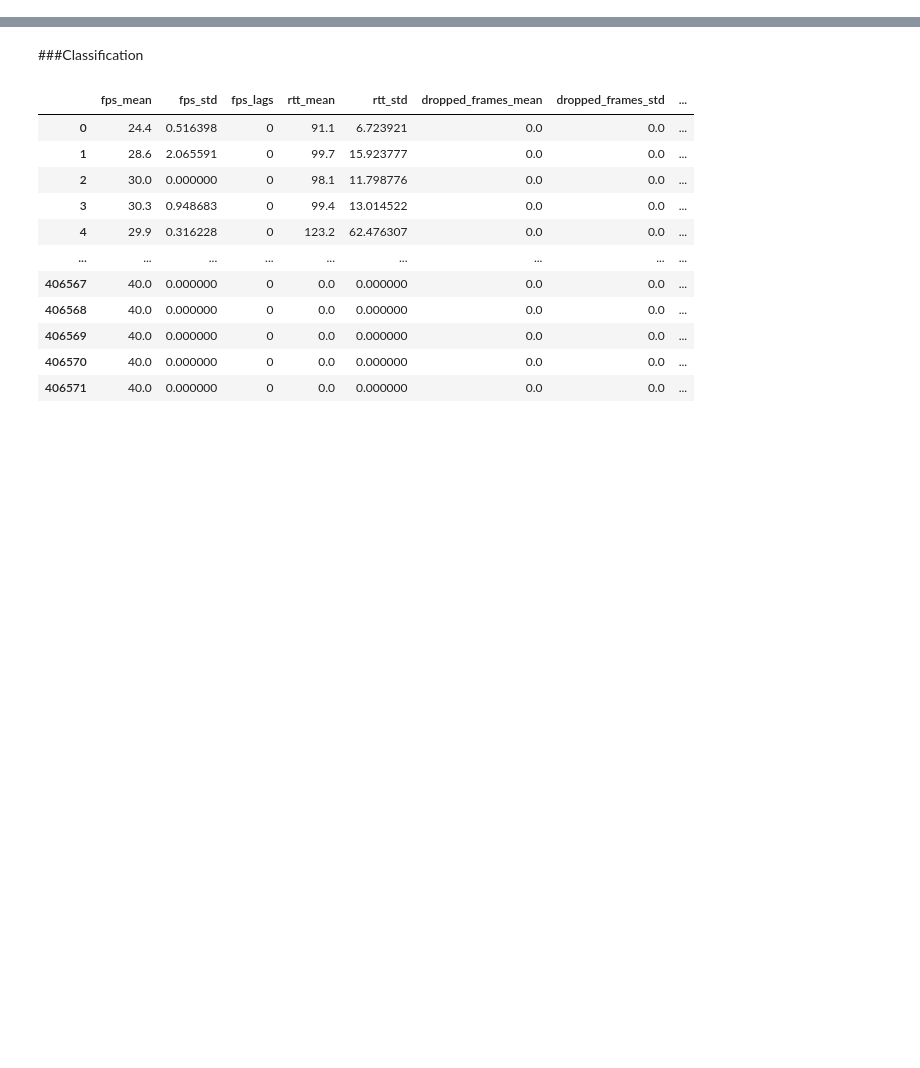
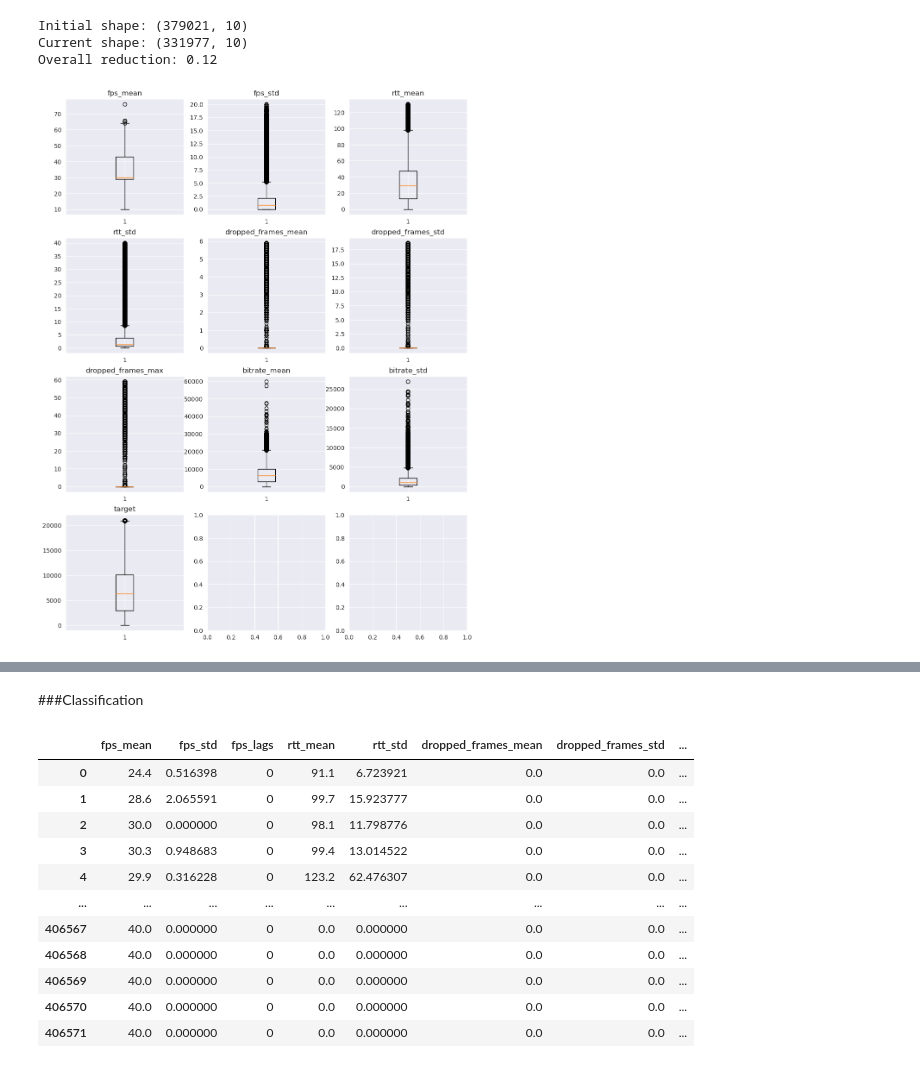
Before and after one commit to RVdeported/Inno_ML_asgmn_1, a Jupyter notebook: Main.ipynb, the cells around one changed output, grey strips where cells are left out. Saved outputs shown, nothing was run; the diff lists cells and outputs as text; code cells hidden in the pictures; blank space fills up the shorter version.

```diff
--- a/Main.ipynb
+++ b/Main.ipynb
@@ -322,0 +250,20 @@ NotFittedError: This LinearRegression instance is not fitted yet. Call 'fit' wit
+# %%
+x_train_r_no_outl = x_train_r.copy()
+x_train_r_no_outl = x_train_r_no_outl.loc[x_train_r_no_outl["rtt_std"] < 40]
+x_train_r_no_outl = x_train_r_no_outl.loc[x_train_r_no_outl["rtt_mean"] < 130]
+x_train_r_no_outl = x_train_r_no_outl.loc[(x_train_r_no_outl["fps_mean"] < 80)]
+x_train_r_no_outl = x_train_r_no_outl.loc[(x_train_r_no_outl["dropped_frames_mean"] < 6)]
+x_train_r_no_outl = x_train_r_no_outl.loc[(x_train_r_no_outl["dropped_frames_std"] < 20)]
+x_train_r_no_outl = x_train_r_no_outl.loc[(x_train_r_no_outl["fps_std"] < 20)]
+x_train_r_no_outl = x_train_r_no_outl.loc[(x_train_r_no_outl["target"] < 21000) ]
+
+print(f"Initial shape: {x_train_r.shape}")
+print(f"Current shape: {x_train_r_no_outl.shape}")
+print(f"Overall reduction: {np.round(1 - x_train_r_no_outl.shape[0] / x_train_r.shape[0], 2)}")
+
+plot_boxplots(x_train_r_no_outl)
+# %% [output]
+Initial shape: (379021, 10)
+Current shape: (331977, 10)
+Overall reduction: 0.12
+[figure, added]
```
Also changed, not shown: parts of 63 cells of this notebook.
